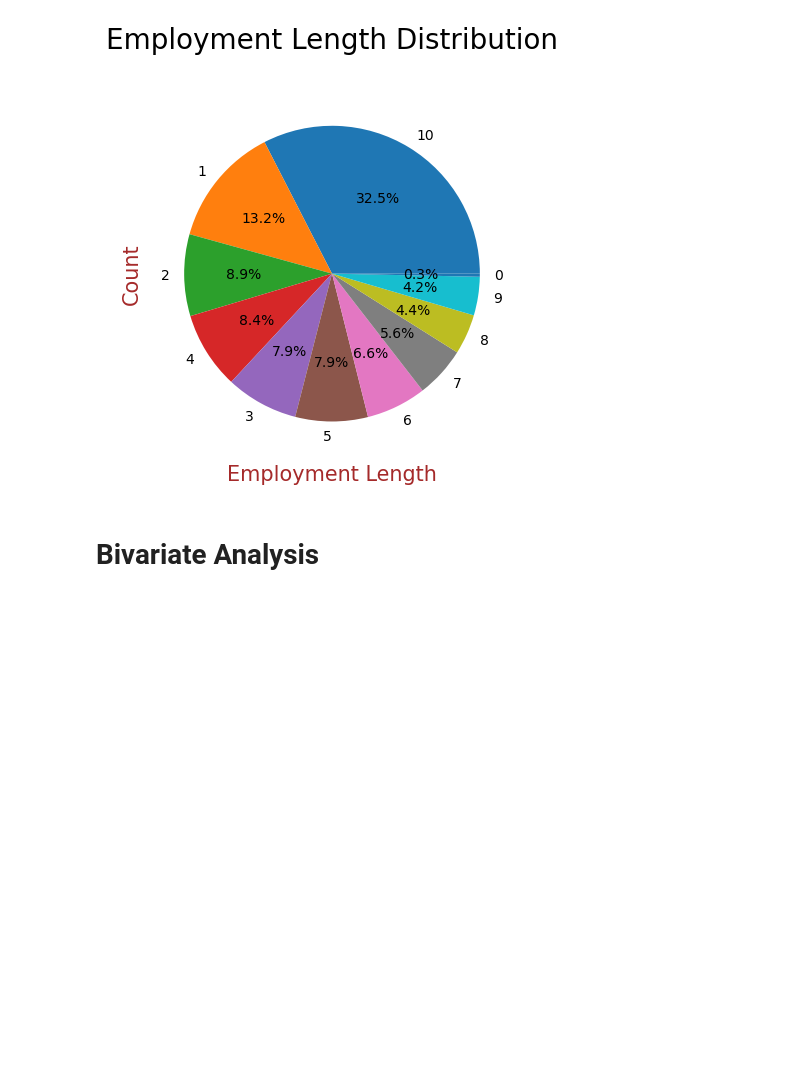
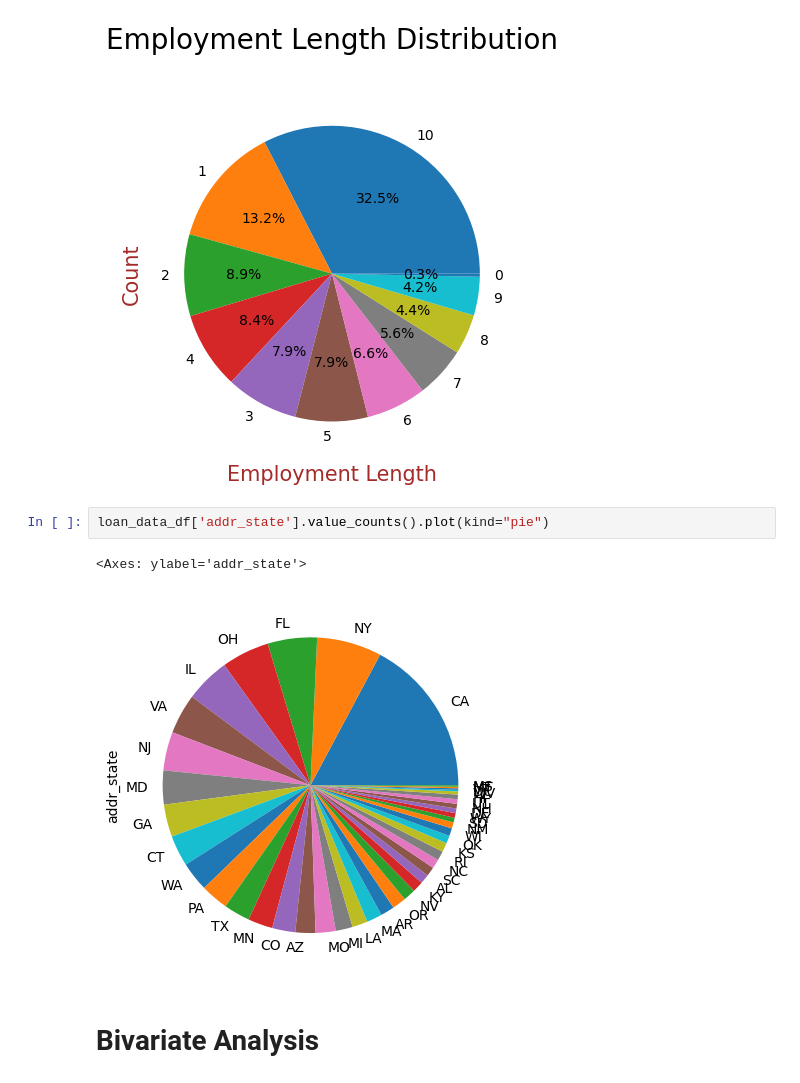
Before and after one commit to msgtobala/LendingClubCaseStudy, a Jupyter notebook: lending-club-case-study.ipynb, the cells around one changed output. Drawn from its saved outputs; the diff is of its cells as text; blank space fills up the shorter version.

```diff
--- a/lending-club-case-study.ipynb
+++ b/lending-club-case-study.ipynb
@@ -641,6 +641,11 @@ plt.ylabel("Count", fontdict={'fontsize': 15, 'fontweight': 5, 'color': 'Brown'}
 plt.show()
 # %% [output]
 [figure]
+# %%
+loan_data_df['addr_state'].value_counts().plot(kind="pie")
+# %% [output]
+<Axes: ylabel='addr_state'>
+[figure, added]
 # %% [markdown]
 # Bivariate Analysis
 # %% [markdown]
```
Also changed, not shown: parts of 5 cells of this notebook.
